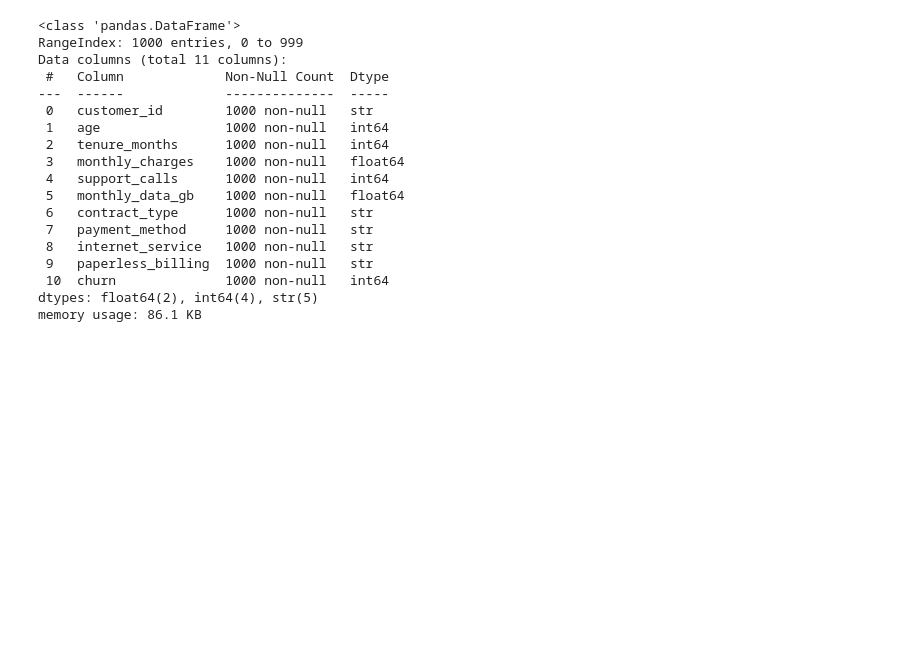
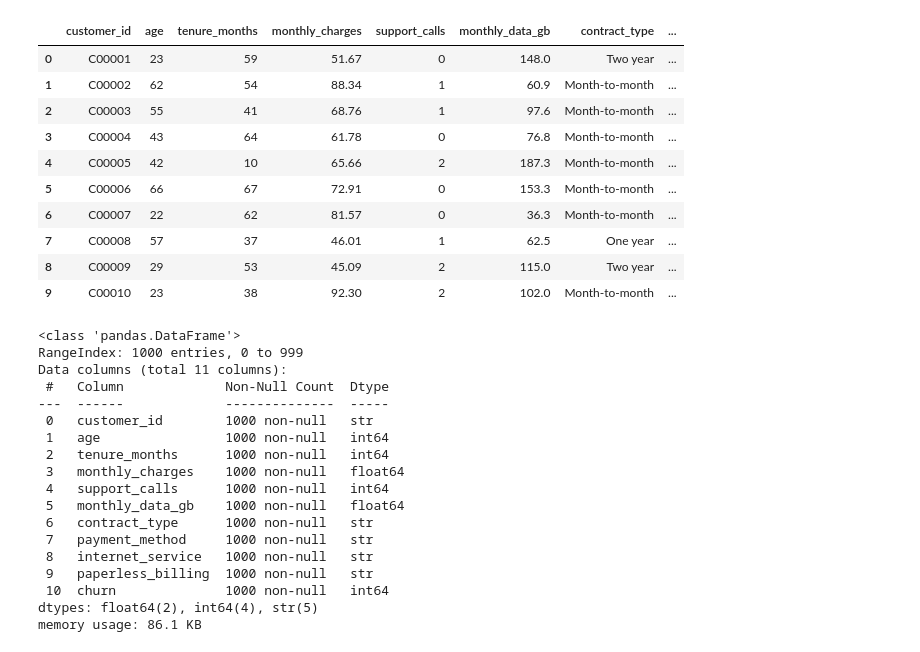
Before and after one commit to YashInLogN/CFO, a Jupyter notebook: customer_churn.ipynb, the cells around one changed output. Cells and saved outputs as stored; diff of their text form; code cells hidden in the pictures; blank space fills up the shorter version.

```diff
--- a/customer_churn.ipynb
+++ b/customer_churn.ipynb
@@ -11,6 +11,20 @@ from sklearn.model_selection import train_test_split, StratifiedKFold, GridSearc
 from sklearn.metrics import ConfusionMatrixDisplay, f1_score, balanced_accuracy_score, recall_score, precision_score, make_scorer
 # %%
 df = pd.read_csv("CFO_001_customer_churn_clean.csv")
+# %%
+df.head(10)
+# %% [output]
+|  | customer_id | age | tenure_months | monthly_charges | support_calls | monthly_data_gb | contract_type | ... |
+| 0 | C00001 | 23 | 59 | 51.67 | 0 | 148.0 | Two year | ... |
+| 1 | C00002 | 62 | 54 | 88.34 | 1 | 60.9 | Month-to-month | ... |
+| 2 | C00003 | 55 | 41 | 68.76 | 1 | 97.6 | Month-to-month | ... |
+| 3 | C00004 | 43 | 64 | 61.78 | 0 | 76.8 | Month-to-month | ... |
+| 4 | C00005 | 42 | 10 | 65.66 | 2 | 187.3 | Month-to-month | ... |
+| 5 | C00006 | 66 | 67 | 72.91 | 0 | 153.3 | Month-to-month | ... |
+| 6 | C00007 | 22 | 62 | 81.57 | 0 | 36.3 | Month-to-month | ... |
+| 7 | C00008 | 57 | 37 | 46.01 | 1 | 62.5 | One year | ... |
+| 8 | C00009 | 29 | 53 | 45.09 | 2 | 115.0 | Two year | ... |
+| 9 | C00010 | 23 | 38 | 92.30 | 2 | 102.0 | Month-to-month | ... |
 # %%
 df.info()
 # %% [output]
```
Also changed, not shown: parts of 16 cells of this notebook.
